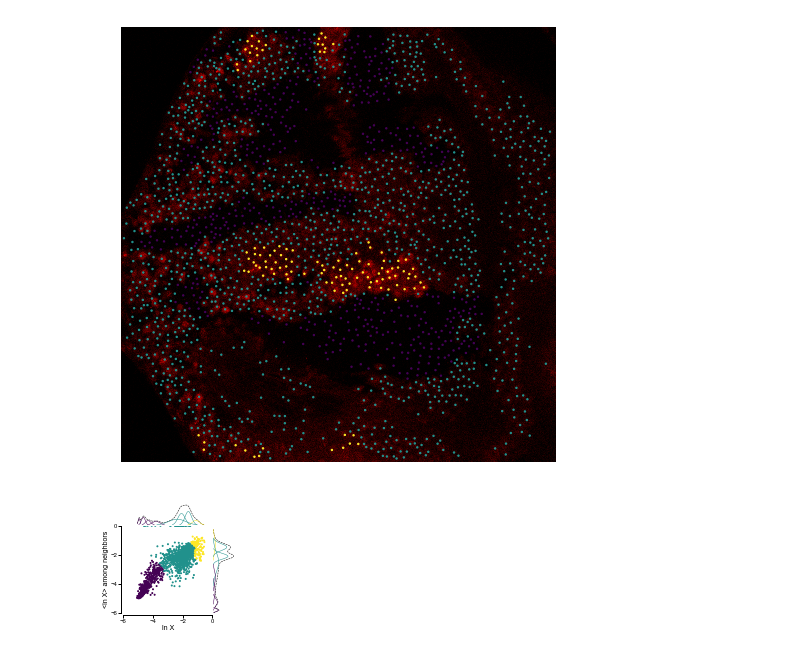
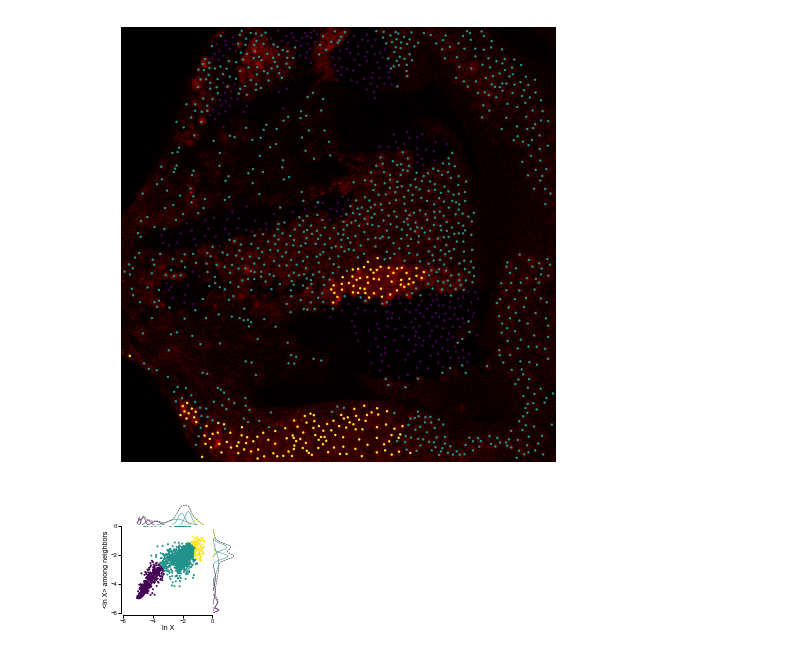
Before and after one commit to sbernasek/flyqma, a Jupyter notebook: notebooks/figures/train_stack_annotators.ipynb, the cells around one changed output. Drawn from its saved outputs; the diff is of its cells as text; code cells hidden in the pictures.

```diff
--- a/notebooks/figures/train_stack_annotators.ipynb
+++ b/notebooks/figures/train_stack_annotators.ipynb
@@ -27,4 +29,0 @@ Finished stack 56 at 811.27
-# %%
-for stack_id in experiment.stack_ids:
-    stack = experiment.__getitem__(stack_id)
-    print(stack_id, stack.annotator.classifier.num_components)
@@ -42,0 +32,7 @@ stack.annotator.classifier.plot_bivariate_data(s=1)
+# %%
+for stack_id in (28, 29, 30, 31, 55, 56):
+    stack = experiment.load_stack(stack_id, True)
+    for layer_id in range(stack.depth):
+        layer = stack.load_layer(layer_id, process=True)
+        layer.save(processed_data=True)
+    print(stack_id, 'done')
@@ -42,0 +46,3 @@ stack.annotator.classifier.plot_bivariate_data(s=1)
+# %%
+for stack_id in (28, 29, 30, 31, 55, 56):
+    stack = experiment.load_stack(stack_id, True)
@@ -43,13 +107,13 @@ stack.annotator.classifier.plot_bivariate_data(s=1)
 # %%
 stack = experiment.load_stack(29, True)
 # %%
-layer = stack[0]
+layer = stack[1]
 # %%
 fig, ax = plt.subplots(figsize=(8, 8))
 _ = layer.get_channel('r').show(ax=ax, cmap='r', segments=False)
-_ = ax.scatter(*layer.graph.node_positions_arr.T, c=layer.data.genotype, s=2)
+_ = ax.scatter(*layer.data[layer.xykey].values.T, c=layer.data.genotype, s=2)
 # %% [output]
-[figure, old version]
+[figure, new version]
 # %%
 selector = layer.train_annotator('r', max_num_components=10, sampler_type='radial', sampler_kwargs=dict(depth=0.5))
 # %%
```
Also changed, not shown: parts of 16 cells of this notebook, 18 other files.
